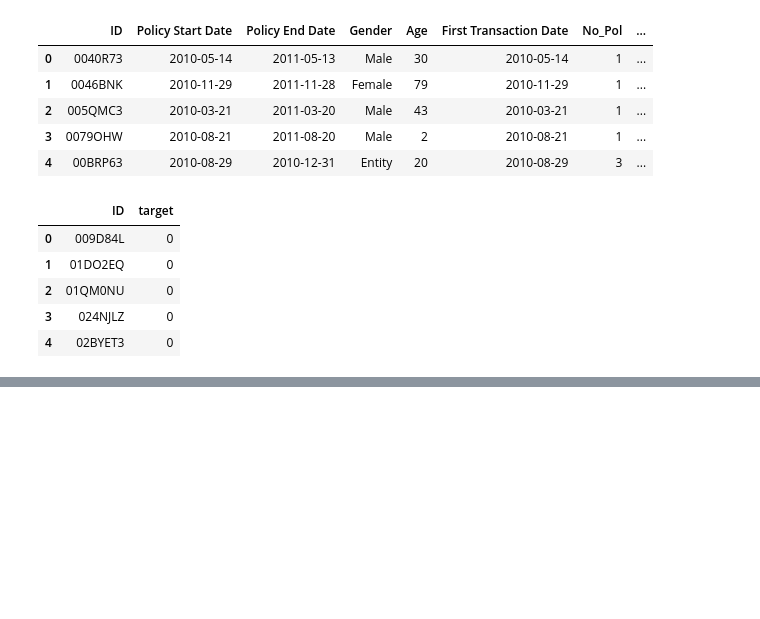
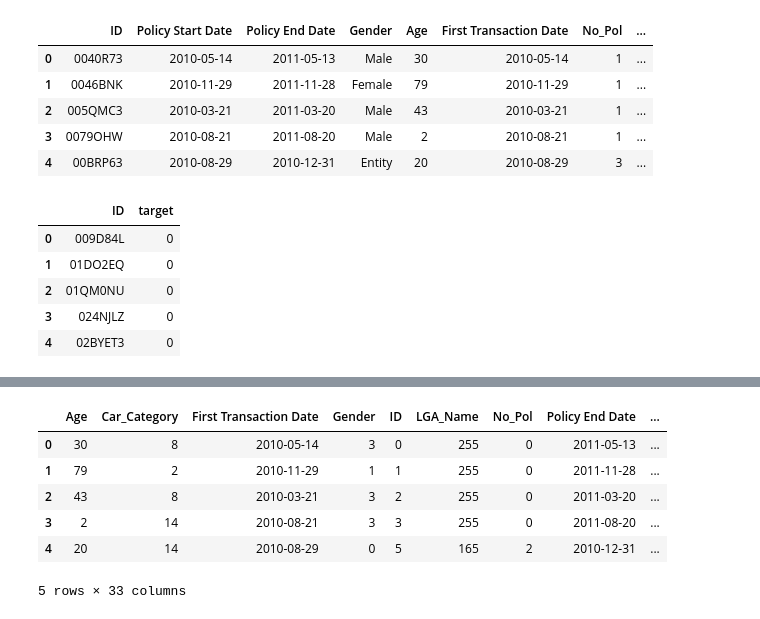
Before and after one commit to Chizzy-codes/Umoja-Hackathon, a Jupyter notebook: Umoja Hackathon Solution.ipynb, the cells around one changed output, grey strips where cells are left out. Drawn from its saved outputs; the diff is of its cells as text; code cells hidden in the pictures; blank space fills up the shorter version.

```diff
--- a/Umoja Hackathon Solution.ipynb
+++ b/Umoja Hackathon Solution.ipynb
@@ -56,0 +372,15 @@ submit.head()
+# %%
+cat_col = ['ID',
+ 'Gender',
+ 'No_Pol',
+ 'Car_Category',
+ 'Subject_Car_Colour',
+ 'Subject_Car_Make',
+ 'LGA_Name',
+ 'State']
+
+encoder = LabelEncoder()
+
+for col in cat_col:
+
+    data[col] = encoder.fit_transform(data[col])
@@ -56,0 +475,10 @@ submit.head()
+# %%
+data.head()
+# %% [output]
+|  | Age | Car_Category | First Transaction Date | Gender | ID | LGA_Name | No_Pol | Policy End Date | ... |
+| 0 | 30 | 8 | 2010-05-14 | 3 | 0 | 255 | 0 | 2011-05-13 | ... |
+| 1 | 79 | 2 | 2010-11-29 | 1 | 1 | 255 | 0 | 2011-11-28 | ... |
+| 2 | 43 | 8 | 2010-03-21 | 3 | 2 | 255 | 0 | 2011-03-20 | ... |
+| 3 | 2 | 14 | 2010-08-21 | 3 | 3 | 255 | 0 | 2011-08-20 | ... |
+| 4 | 20 | 14 | 2010-08-29 | 0 | 5 | 165 | 2 | 2010-12-31 | ... |
+5 rows × 33 columns
```
Also changed, not shown: parts of 59 cells of this notebook, 1 other file.
